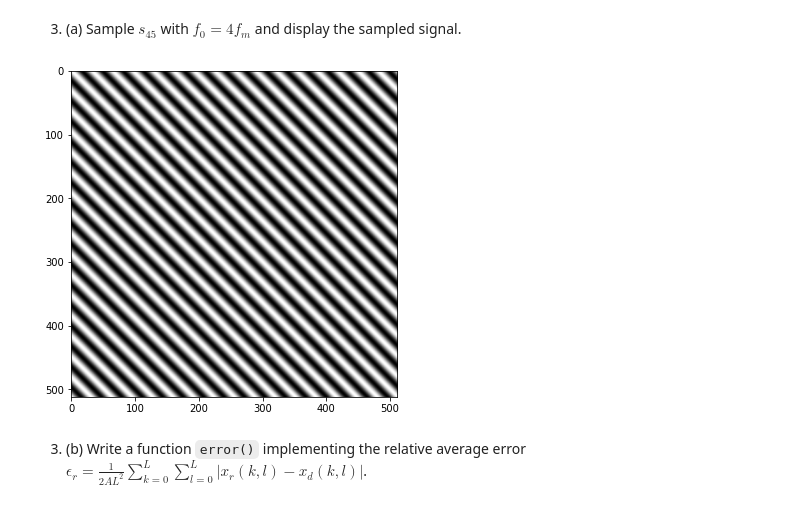
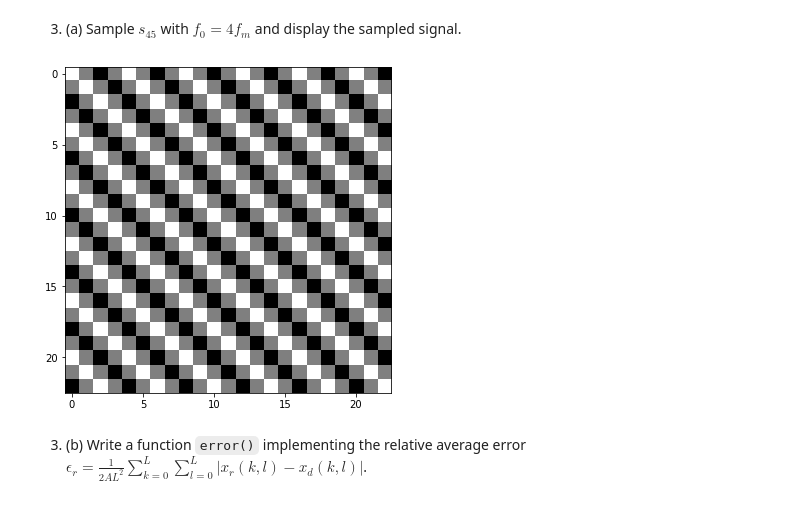
Before and after one commit to LUKALAVAL/BIMA, a Jupyter notebook: TME3/TME3.ipynb, the cells around one changed output. Cells and saved outputs as stored; diff of their text form; code cells hidden in the pictures.

```diff
--- a/TME3/TME3.ipynb
+++ b/TME3/TME3.ipynb
@@ -137,12 +153,12 @@ for Te in Te_values:
 # %% [markdown]
 3. (a) Sample $s_{45}$ with $f_0=4 f_m$ and display the sampled signal.
 # %%
-f0 = 4*fm
+fe = 4*fm
 
-Sampled_S45_a = sinusoid2d(1, 45, 512, 1/f0, 1)
+Sampled_S45_a = sinusoid2d(1, 45, 512, T, 1/fe)
 imshow(Sampled_S45_a)
 # %% [output]
-[figure, old version]
+[figure, new version]
 # %% [markdown]
 3. (b) Write a function `error()` implementing the relative average error $\displaystyle\epsilon_r = \frac 1{2AL^2}\sum_{k=0}^L\sum_{l=0}^L |x_r(k,l)-x_d(k,l)|$.
 # %%
```
Also changed, not shown: parts of 14 cells of this notebook.
